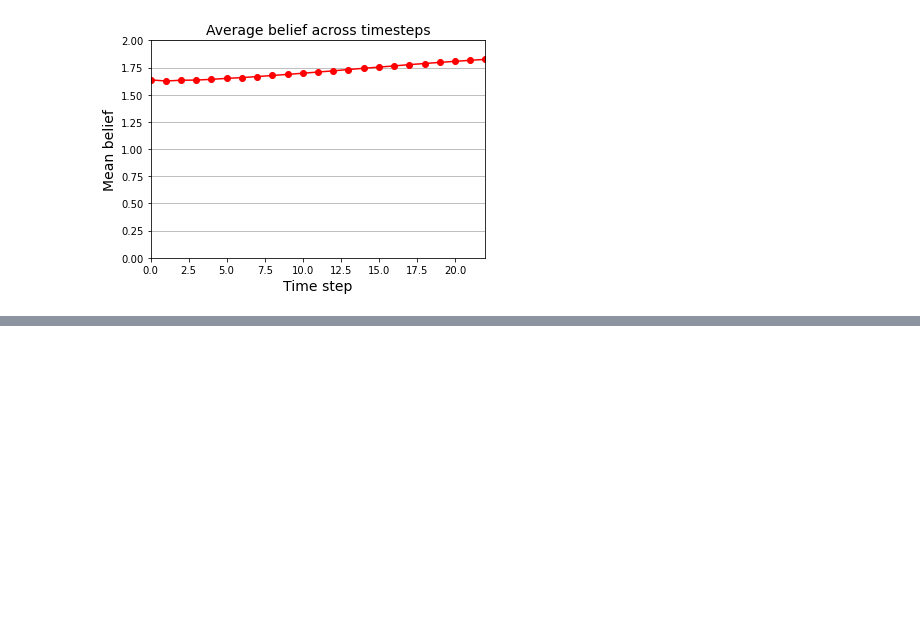
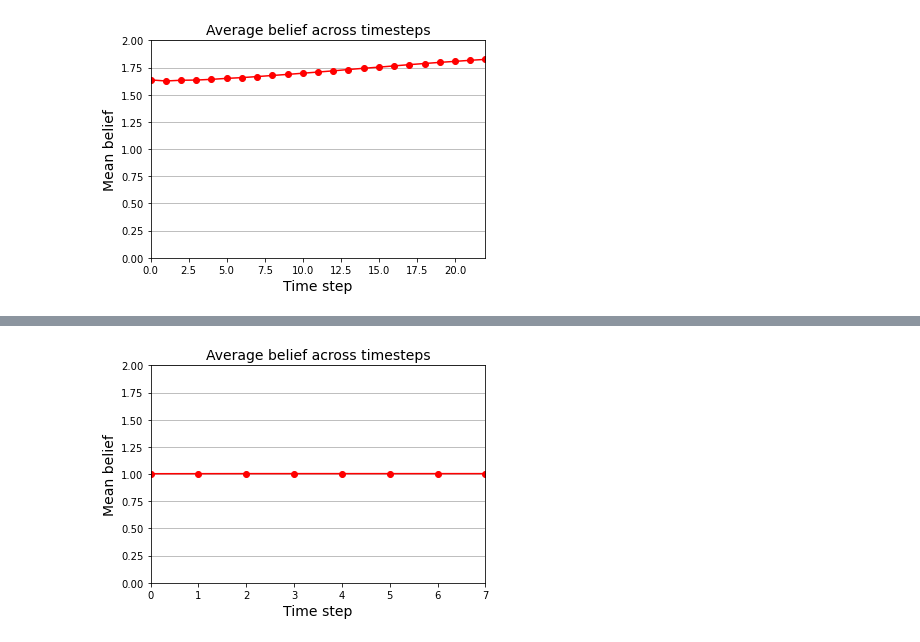
Before and after one commit to MicahRP/ODyN, a Jupyter notebook: notebooks/parameter_space_exploration.ipynb, the cells around one changed output, grey strips where cells are left out. Saved outputs shown, nothing was run; the diff lists cells and outputs as text; code cells hidden in the pictures; blank space fills up the shorter version.

```diff
--- a/notebooks/parameter_space_exploration.ipynb
+++ b/notebooks/parameter_space_exploration.ipynb
@@ -61,0 +72,5 @@ plt.savefig('sim_mean_val.png')
+# %%
+odyn.plot_mean_beliefs(sim.results)
+plt.savefig('sim_mean_val.png')
+# %% [output]
+[figure, added]
```
Also changed, not shown: parts of 35 cells of this notebook, 2 other files.
